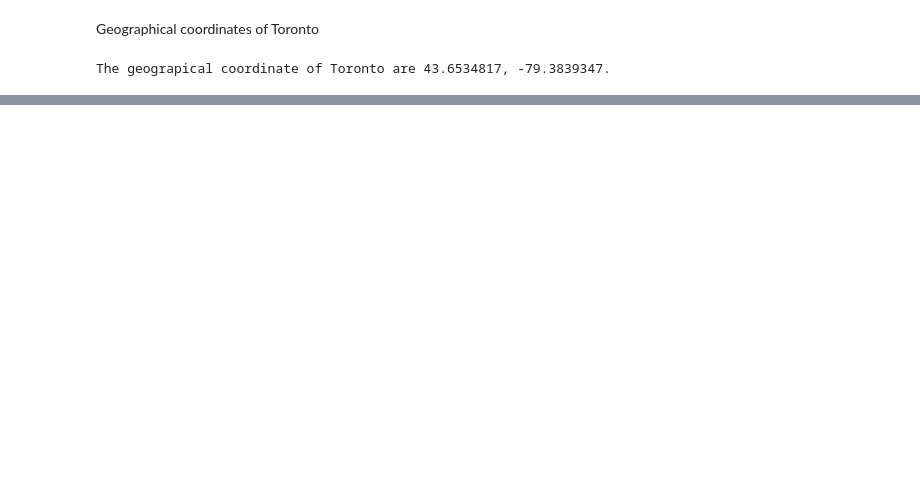
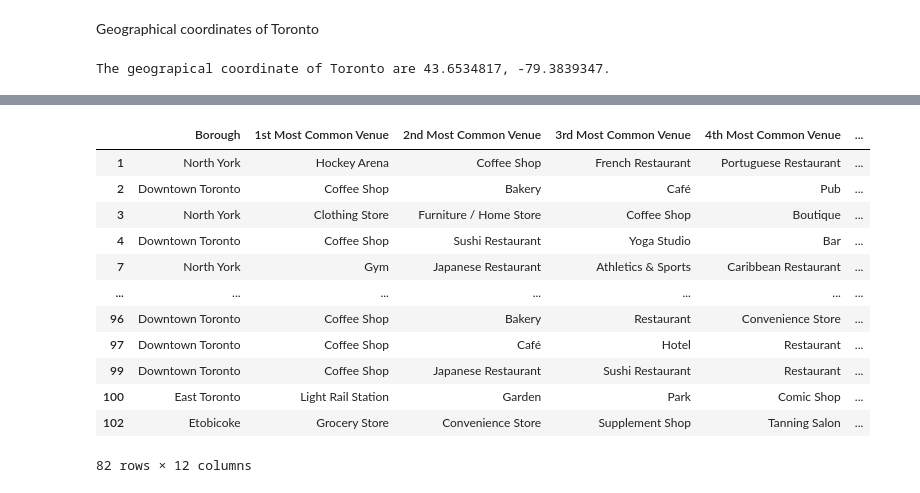
Before and after one commit to soheil-aa/Coursera_Capstone, a Jupyter notebook: CapstoneProject_Week3.ipynb, the cells around one changed output, grey strips where cells are left out. Cells and saved outputs as stored; diff of their text form; code cells hidden in the pictures; blank space fills up the shorter version.

```diff
--- a/CapstoneProject_Week3.ipynb
+++ b/CapstoneProject_Week3.ipynb
@@ -258,0 +363,6 @@ def getNearbyVenues(names, latitudes, longitudes, radius=500):
+# %%
+def return_most_common_venues(row, num_top_venues):
+    row_categories = row.iloc[1:]
+    row_categories_sorted = row_categories.sort_values(ascending=False)
+
+    return row_categories_sorted.index.values[0:num_top_venues]
@@ -258,0 +399,12 @@ def getNearbyVenues(names, latitudes, longitudes, radius=500):
+# %%
+# Using Kmean algorithm and 10 most common venues as features
+# set number of clusters
+kclusters = 5
+
+toronto_grouped_clustering = toronto_grouped.drop('Postal Code', 1)
+
+# run k-means clustering
+kmeans = KMeans(n_clusters=kclusters, random_state=0).fit(toronto_grouped_clustering)
+
+# check cluster labels generated for each row in the dataframe
+kmeans.labels_[:10]
@@ -258,0 +413,10 @@ def getNearbyVenues(names, latitudes, longitudes, radius=500):
+# %%
+# add clustering labels
+postalcodes_venues_sorted['Cluster Labels'] = kmeans.labels_
+
+toronto_merged = toronto_PO_geocoded_df.copy()
+
+# merge toronto_grouped with toronto_data to add latitude/longitude for each postalcode
+toronto_merged = toronto_merged.join(postalcodes_venues_sorted.set_index('Postal Code'), on='Postal Code')
+
+toronto_merged.head() # check the last columns!
@@ -258,0 +481,17 @@ def getNearbyVenues(names, latitudes, longitudes, radius=500):
+# %%
+# cluster 1
+toronto_merged.loc[toronto_merged['Cluster Labels'] == 0, toronto_merged.columns[[1] + list(range(5, toronto_merged.shape[1]))]]
+# %% [output]
+|  | Borough | 1st Most Common Venue | 2nd Most Common Venue | 3rd Most Common Venue | 4th Most Common Venue | ... |
+| 1 | North York | Hockey Arena | Coffee Shop | French Restaurant | Portuguese Restaurant | ... |
+| 2 | Downtown Toronto | Coffee Shop | Bakery | Café | Pub | ... |
+| 3 | North York | Clothing Store | Furniture / Home Store | Coffee Shop | Boutique | ... |
+| 4 | Downtown Toronto | Coffee Shop | Sushi Restaurant | Yoga Studio | Bar | ... |
+| 7 | North York | Gym | Japanese Restaurant | Athletics & Sports | Caribbean Restaurant | ... |
+| ... | ... | ... | ... | ... | ... | ... |
+| 96 | Downtown Toronto | Coffee Shop | Bakery | Restaurant | Convenience Store | ... |
+| 97 | Downtown Toronto | Coffee Shop | Café | Hotel | Restaurant | ... |
+| 99 | Downtown Toronto | Coffee Shop | Japanese Restaurant | Sushi Restaurant | Restaurant | ... |
+| 100 | East Toronto | Light Rail Station | Garden | Park | Comic Shop | ... |
+| 102 | Etobicoke | Grocery Store | Convenience Store | Supplement Shop | Tanning Salon | ... |
+82 rows × 12 columns
```
Also changed, not shown: parts of 23 cells of this notebook.
